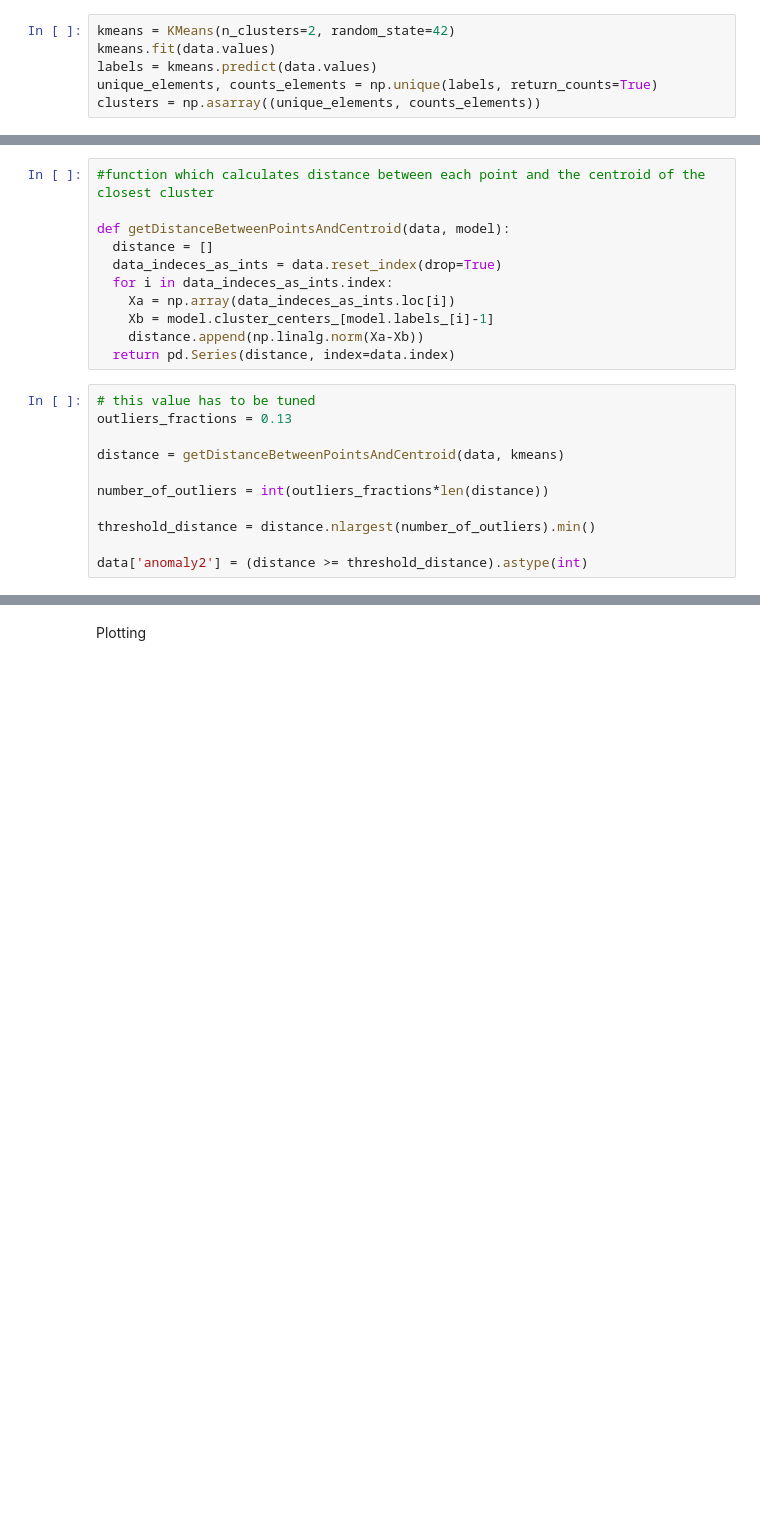
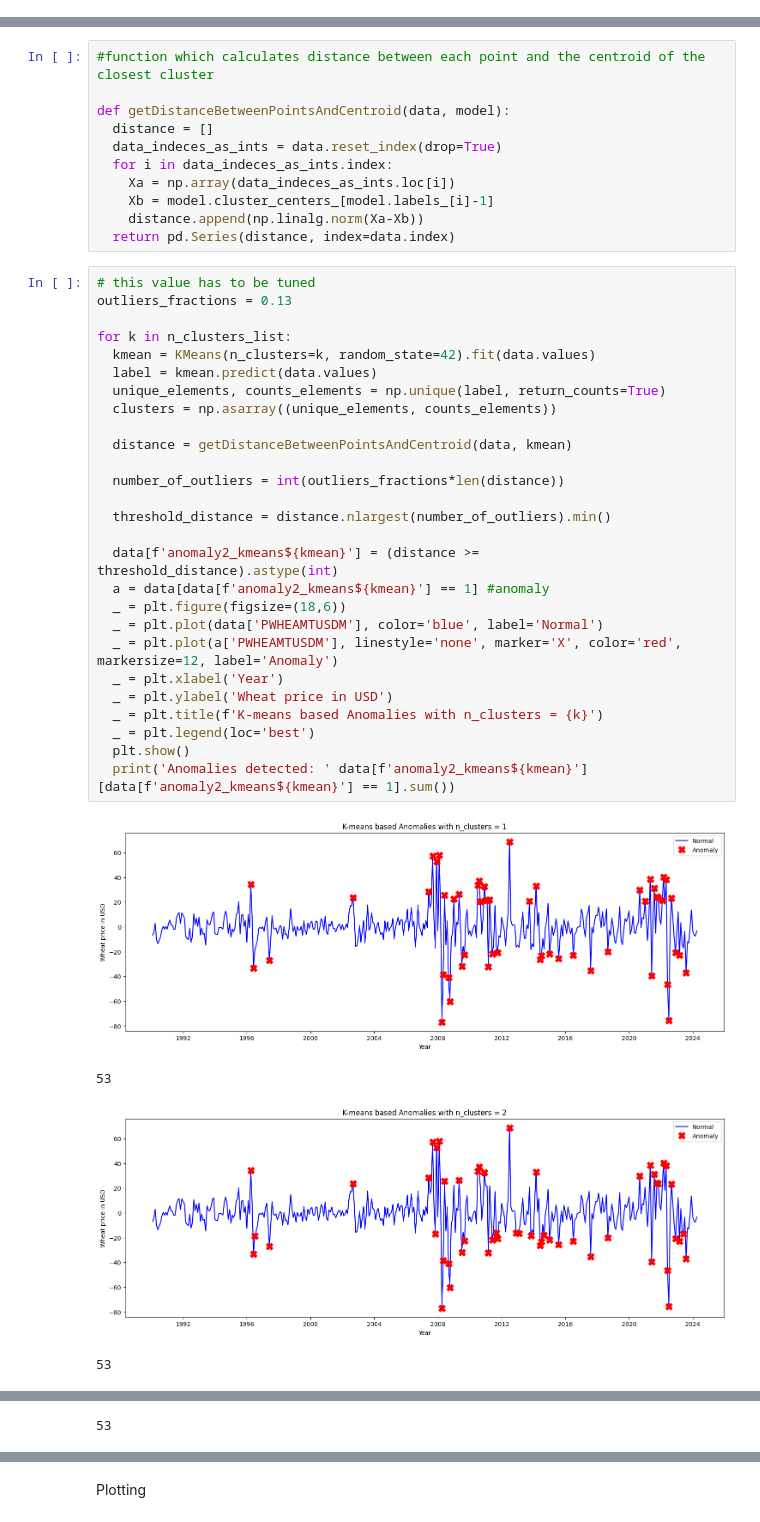
Before and after one commit to mmichalss/TSAproject, a Jupyter notebook: project.ipynb, the cells around one changed output, grey strips where cells are left out. Cells and saved outputs as stored; diff of their text form; blank space fills up the shorter version.

```diff
--- a/project.ipynb
+++ b/project.ipynb
@@ -68,9 +68,3 @@ plt.show()
 2.1. K-means Clustering
 # %%
 from sklearn.cluster import KMeans
-# %%
-kmeans = KMeans(n_clusters=2, random_state=42)
-kmeans.fit(data.values)
-labels = kmeans.predict(data.values)
-unique_elements, counts_elements = np.unique(labels, return_counts=True)
-clusters = np.asarray((unique_elements, counts_elements))
@@ -85,14 +81,35 @@ def getDistanceBetweenPointsAndCentroid(data, model):
     Xb = model.cluster_centers_[model.labels_[i]-1]
     distance.append(np.linalg.norm(Xa-Xb))
   return pd.Series(distance, index=data.index)
-# %%
-# this value has to be tuned
-outliers_fractions = 0.13
-
-distance = getDistanceBetweenPointsAndCentroid(data, kmeans)
-
-number_of_outliers = int(outliers_fractions*len(distance))
-
-threshold_distance = distance.nlargest(number_of_outliers).min()
-
-data['anomaly2'] = (distance >= threshold_distance).astype(int)
+# %%
+# this value has to be tuned
+outliers_fractions = 0.13
+
+for k in n_clusters_list:
+  kmean = KMeans(n_clusters=k, random_state=42).fit(data.values)
+  label = kmean.predict(data.values)
+  unique_elements, counts_elements = np.unique(label, return_counts=True)
+  clusters = np.asarray((unique_elements, counts_elements))
+
+  distance = getDistanceBetweenPointsAndCentroid(data, kmean)
+
+  number_of_outliers = int(outliers_fractions*len(distance))
+
+  threshold_distance = distance.nlargest(number_of_outliers).min()
+
+  data[f'anomaly2_kmeans${kmean}'] = (distance >= threshold_distance).astype(int)
+  a = data[data[f'anomaly2_kmeans${kmean}'] == 1] #anomaly
+  _ = plt.figure(figsize=(18,6))
+  _ = plt.plot(data['PWHEAMTUSDM'], color='blue', label='Normal')
+  _ = plt.plot(a['PWHEAMTUSDM'], linestyle='none', marker='X', color='red', markersize=12, label='Anomaly')
+  _ = plt.xlabel('Year')
+  _ = plt.ylabel('Wheat price in USD')
+  _ = plt.title(f'K-means based Anomalies with n_clusters = {k}')
+  _ = plt.legend(loc='best')
+  plt.show()
+  print('Anomalies detected: ' data[f'anomaly2_kmeans${kmean}'][data[f'anomaly2_kmeans${kmean}'] == 1].sum())
+# %% [output]
+[figure, added]
+53
+[figure, added]
+53
@@ -98,0 +117 @@ data['anomaly2'] = (distance >= threshold_distance).astype(int)
+53
```
Also changed, not shown: parts of 7 cells of this notebook.
